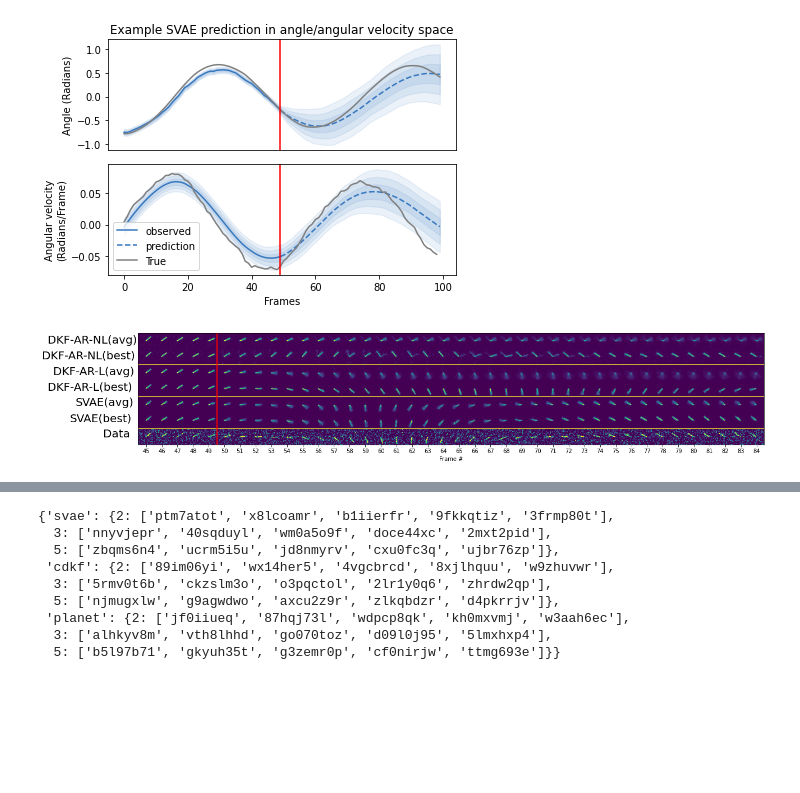
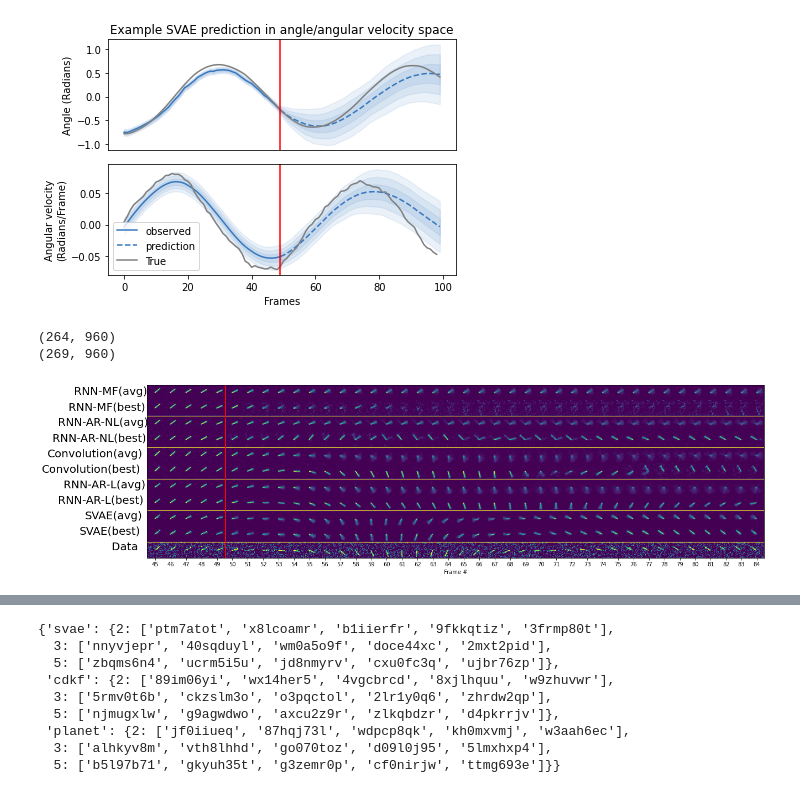
Before and after one commit to matthew9671/MattLab, a Jupyter notebook: Revisiting_SVAE_Refactor.ipynb, the cells around one changed output, grey strips where cells are left out. Saved outputs shown, nothing was run; the diff lists cells and outputs as text; code cells hidden in the pictures; blank space fills up the shorter version.

```diff
--- a/Revisiting_SVAE_Refactor.ipynb
+++ b/Revisiting_SVAE_Refactor.ipynb
@@ -3582,7 +3614,8 @@ def init_model(run_params, data_dict):
     else:
         initial_params = None
 
-    # emission_params = emission.init(seed_ems, np.ones((num_latent_dims,)))
+    svae_val_loss = svae_pendulum_val_loss if run_params["dataset"] == "pendulum" else svae_loss
+
     # Define the trainer object here
     trainer = Trainer(model, train_params=run_params, init=svae_init,
                       loss=svae_loss,
@@ -4894,15 +4985,15 @@ No saved data detected, creating empty dictionary for best_run_ids.
 # %%
 project_path = "SVAE-Pendulum-ICML-6"
 # %%
-best_run_ids = {'cdkf': {2: ['89im06yi', 'wx14her5', '4vgcbrcd', '8xjlhquu', 'w9zhuvwr'],
-          3: ['5rmv0t6b', 'ckzslm3o', 'o3pqctol', '2lr1y0q6', 'zhrdw2qp'],
-          5: ['njmugxlw', 'g9agwdwo', 'axcu2z9r', 'zlkqbdzr', 'd4pkrrjv']},
- 'planet': {2: ['jf0iiueq', '87hqj73l', 'wdpcp8qk', 'kh0mxvmj', 'w3aah6ec'],
-            3: ['alhkyv8m', 'vth8lhhd', 'go070toz', 'd09l0j95', '5lmxhxp4'],
-            5: ['b5l97b71', 'gkyuh35t', 'g3zemr0p', 'cf0nirjw', 'ttmg693e']},
- 'svae': {2: ['ptm7atot', 'x8lcoamr', 'b1iierfr', '9fkkqtiz', '3frmp80t'],
-          3: ['nnyvjepr', '40sqduyl', 'wm0a5o9f', 'doce44xc', '2mxt2pid'],
-          5: ['zbqms6n4', 'ucrm5i5u', 'jd8nmyrv', 'cxu0fc3q', 'ujbr76zp']}}
+# best_run_ids = {'cdkf': {2: ['89im06yi', 'wx14her5', '4vgcbrcd', '8xjlhquu', 'w9zhuvwr'],
+#           3: ['5rmv0t6b', 'ckzslm3o', 'o3pqctol', '2lr1y0q6', 'zhrdw2qp'],
+#           5: ['njmugxlw', 'g9agwdwo', 'axcu2z9r', 'zlkqbdzr', 'd4pkrrjv']},
+#  'planet': {2: ['jf0iiueq', '87hqj73l', 'wdpcp8qk', 'kh0mxvmj', 'w3aah6ec'],
+#             3: ['alhkyv8m', 'vth8lhhd', 'go070toz', 'd09l0j95', '5lmxhxp4'],
+#             5: ['b5l97b71', 'gkyuh35t', 'g3zemr0p', 'cf0nirjw', 'ttmg693e']},
+#  'svae': {2: ['ptm7atot', 'x8lcoamr', 'b1iierfr', '9fkkqtiz', '3frmp80t'],
+#           3: ['nnyvjepr', '40sqduyl', 'wm0a5o9f', 'doce44xc', '2mxt2pid'],
+#           5: ['zbqms6n4', 'ucrm5i5u', 'jd8nmyrv', 'cxu0fc3q', 'ujbr76zp']}}
 # %%
 # @title Generate a bunch of plots
 def plot_img_grid(ax, recon, true):
@@ -5022,7 +5136,8 @@ method_colors = {
     "svae": colors[0],  # blue
     "dkf": colors[2],   # yellow
     "cdkf": colors[5],  # orange
-    "planet": colors[1] # red
+    "planet": colors[1], # red
+    "conv": colors[7]
 }
 
 method_labels = {
@@ -5030,6 +5145,7 @@ method_labels = {
     "dkf": "RNN-MF",#"BiRNN-factored",
     "cdkf": "RNN-AR-L",#"BiRNN-conditional",
     "planet": "RNN-AR-NL",#"BiRNN-nonlinear"
+    "conv": "Convolution"
 }
 # %%
 # @title Create the linear decoding bar plot
@@ -5234,12 +5351,15 @@ def plot_film(sequences, names, start=45, num_frames=40):
         stacked = seq[start:start+num_frames]#recon.reshape(10, 24 * 10, 24)
         imgrid.append(stacked.swapaxes(0, 1).reshape(size * 1, size * num_frames))
     imgrid = np.concatenate(imgrid)
-    for i in range(1, 4):
+    print(imgrid.shape)
+    for i in range(1, N//2+1):
         imgrid = np.insert(imgrid, (2*size+1) * i - 1, 1, axis=0)
+    print(imgrid.shape)
     plt.imshow(imgrid, vmin=0, vmax=1)
     plt.axvline(x=size * (50 - start)+1, color="red", linewidth=2)
+    # Hard code the text positions
     for i in range(N):
-        plt.text(x=-20-8.5 *len(names[i]), y=15 + i * size + .5, s=names[i], size=20)
+        plt.text(x=-23-8.3 *len(names[i]), y=15 + i * (size + .15), s=names[i], size=20)
     # plt.axis("off")
     plt.yticks([])
     plt.xticks(ticks = np.arange(num_frames) * size + size/2,
@@ -5249,7 +5369,7 @@ def plot_film(sequences, names, start=45, num_frames=40):
 
 def compare_image_prediction(i=0):
     # Default to only showing the svae
-    methods = ["planet", "cdkf", "svae"]
+    methods = ["dkf", "planet", "conv", "cdkf", "svae"]
 
     sequences = []
     for method in methods:
@@ -5276,34 +5396,36 @@ def compare_image_prediction(i=0):
         traj = np.concatenate([results["latent_mean_partial"][i],
                             results["predictions"][i][best_sample][1:]])
         out_dist = model.decoder.apply(model_params["dec_params"], traj)
         y_best = out_dist.mean()
 
         y_means = []
         for batch in range(10):
             y_mean = vmap(get_reconstruction)(results["predictions"][i][batch*10:batch*10+10]).mean(axis=0)
             y_means.append(y_mean)
 
         sequences.append(np.mean(np.array(y_means), axis=0))
         # sequences.append(y_best)
         sequences.append(y_best)
 
     y_true = pendulum_data["val_data"][i,:100]
     sequences.append(y_true)
 
     tags = []
     for m in methods:
         label = method_labels[m]
         tags.extend([label+"(avg)", label+"(best)"])
     tags.append("Data")
 
     plot_film(sequences, tags
             #   [method_labels[m] for m in methods] + [method_labels[m] for m in methods] + ["Data"]
             )
 
 compare_image_prediction(4)
 plt.savefig("image_prediction_example.pdf")
 # %% [output]
+(264, 960)
+(269, 960)
-[figure, old version]
+[figure, new version]
 # %%
 # @title Collect the names of the best runs (ranked by validation ELBO)
 import pandas as pd
```
Also changed, not shown: parts of 23 cells of this notebook.
